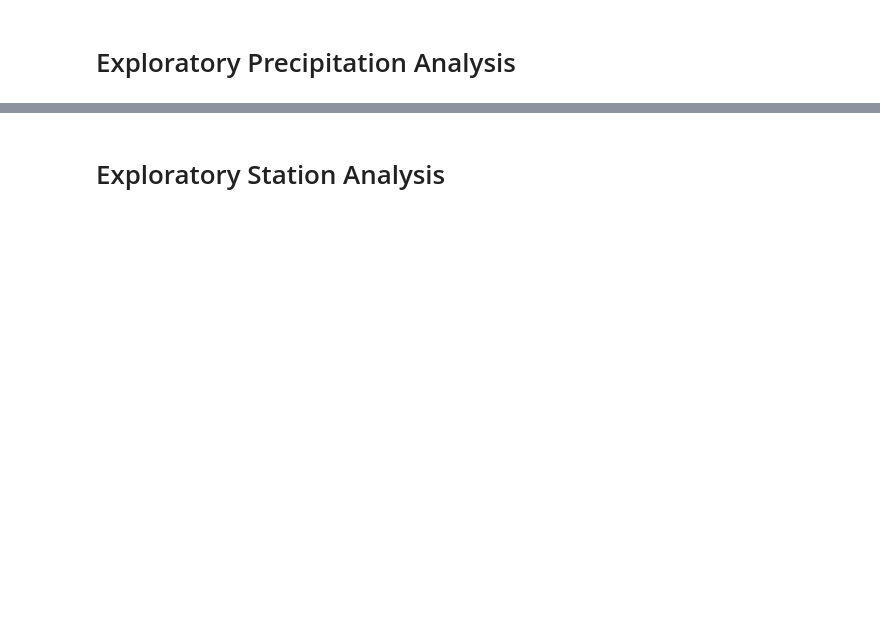
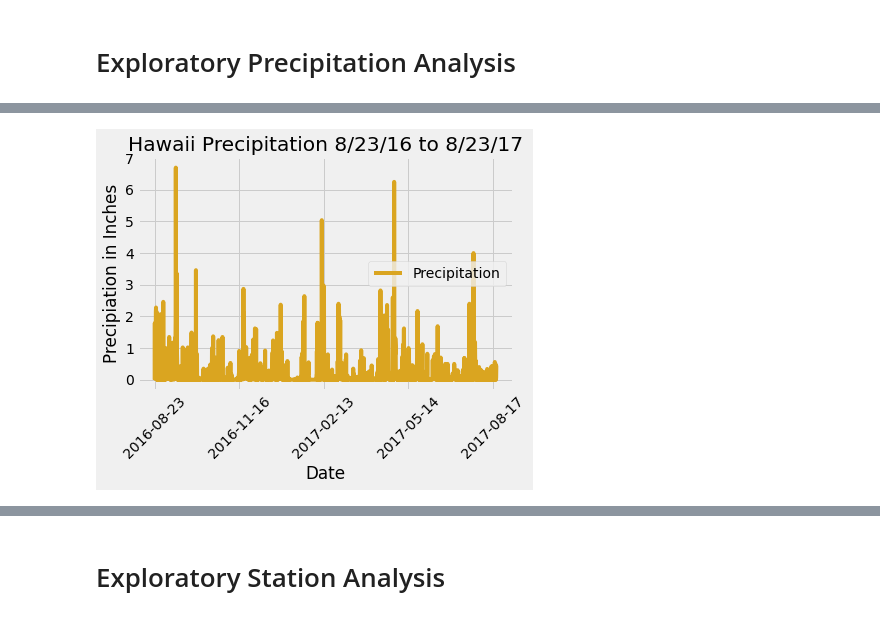
Before and after one commit to Epilena/SQLAlchemy-Challenge, a Jupyter notebook: climate.ipynb, the cells around one changed output, grey strips where cells are left out. Drawn from its saved outputs; the diff is of its cells as text; code cells hidden in the pictures; blank space fills up the shorter version.

```diff
--- a/climate.ipynb
+++ b/climate.ipynb
@@ -18,6 +18,6 @@ from sqlalchemy import create_engine, func
 # %%
 # create engine to hawaii.sqlite
-engine = create_engine("sqlite:///hawaii.sqlite")
+engine = create_engine("sqlite:///C:\\Users\\cblac\\OneDrive\\Documents\\SMU Boot Camp\\SQLAlchemy-Challenge\\SQLAlchemy-Challenge\\Resources\\hawaii.sqlite")
 # %%
 # reflect an existing database into a new model
 #Declare a Base
@@ -38,6 +35,9 @@ Base.classes.keys()
 # %%
 # Save references to each table
+Station = Base.classes.station
+Measurement = Base.classes.measurement
 # %%
 # Create our session (link) from Python to the DB
+session = Session(engine)
 # %% [markdown]
 # Exploratory Precipitation Analysis
@@ -46,17 +73,19 @@ Base.classes.keys()
 # %%
 # Design a query to retrieve the last 12 months of precipitation data and plot the results.
 # Starting from the most recent data point in the database.
+most_recent = session.query(Measurement.date).order_by(Measurement.date.desc()).first()
 
 # Calculate the date one year from the last date in data set.
-
+first_query_dt = dt.date(2017, 8, 23) - dt.timedelta(days=365)
+#print(first_query_dt)
 
 # Perform a query to retrieve the data and precipitation scores
-
+data = [Measurement.date, Measurement.prcp]
+q_result= session.query(*data).filter(Measurement.date >=first_query_dt).all()
 
 # Save the query results as a Pandas DataFrame and set the index to the date column
-
-
-# Sort the dataframe by date
-
-
-# Use Pandas Plotting with Matplotlib to plot the data
+#Sort the dataframe by date
+precip_df=pd.DataFrame(q_result, columns=['Date', 'Precipitation']).sort_values(["Date"], ascending = True)
+precip_df=precip_df.dropna(how='any')
+precip_df=precip_df.set_index("Date")
+precip_df.head()
@@ -63,2 +100,13 @@ Base.classes.keys()
+# %%
+# Use Pandas Plotting with Matplotlib to plot the dataframe
+precip_df.plot(title = 'Hawaii Precipitation 8/23/16 to 8/23/17',
+                      color='goldenrod')
+plt.xticks(rotation=45)
+plt.ylabel('Precipiation in Inches')
+plt.xlabel("Date")
+plt.savefig("Hawaii Precipitaiton.png")
+plt.show()
+# %% [output]
+[figure, added]
 # %%
 # Use Pandas to calcualte the summary statistics for the precipitation data
```
Also changed, not shown: parts of 13 cells of this notebook, 2 other files.
